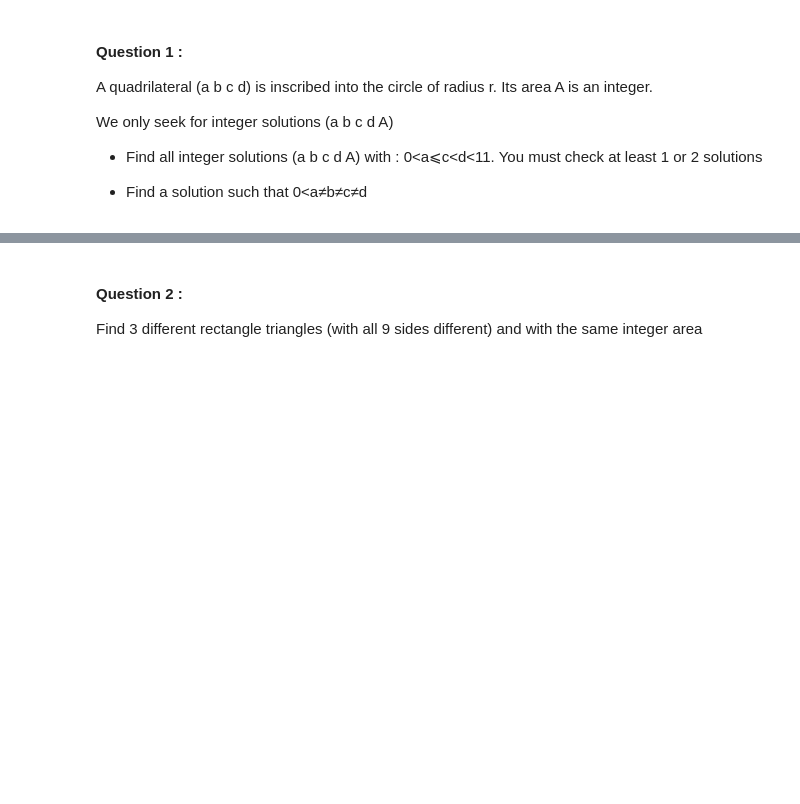
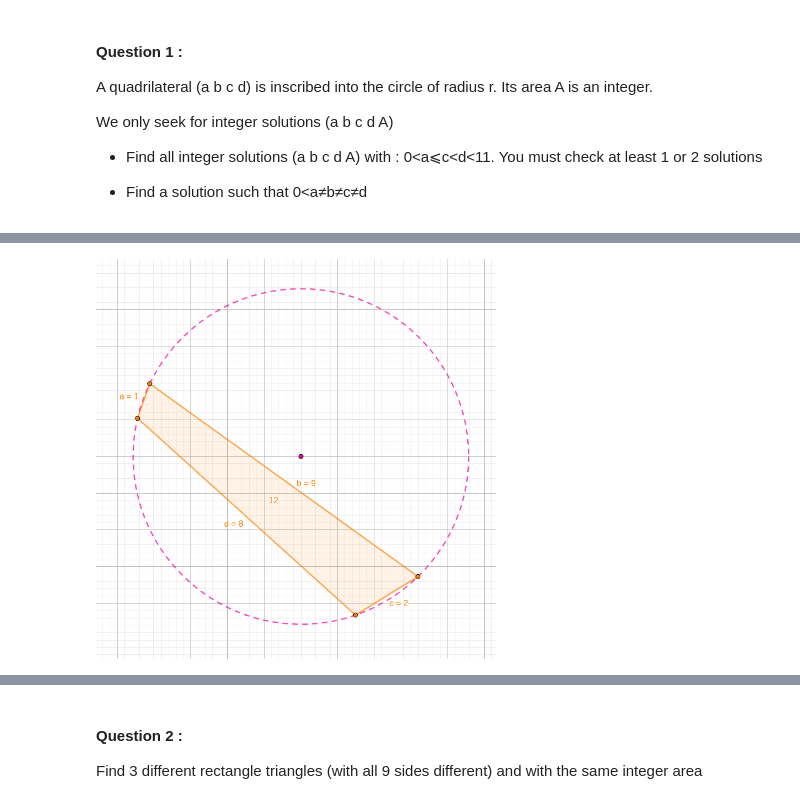
Before and after one commit to marrryzebwjq/image-processing, a Jupyter notebook: 3/exo3.ipynb, the cells around one changed output, grey strips where cells are left out. Cells and saved outputs as stored; diff of their text form; code cells hidden in the pictures; blank space fills up the shorter version.

Commit message:
exo3 1 fin + images

```diff
--- a/3/exo3.ipynb
+++ b/3/exo3.ipynb
@@ -32,0 +74,4 @@ def trouver_quadri_inscrits() :
+# %%
+display(Image(filename="exo3-1-1.png", width=400, height=400))
+# %% [output]
+[figure, added]
```
Also changed, not shown: parts of 21 cells of this notebook, 7 other files.
